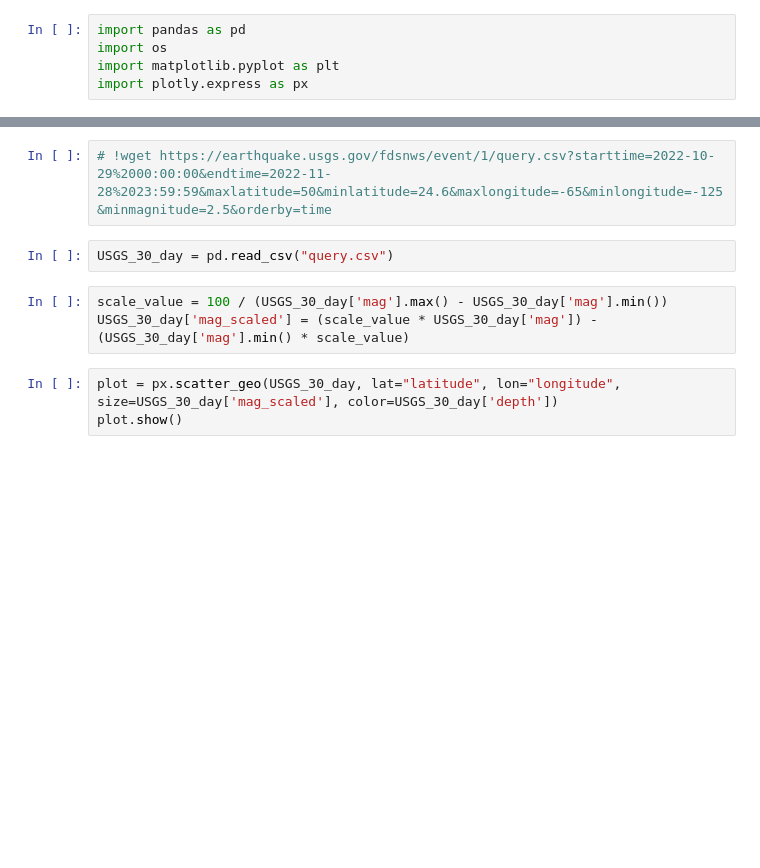
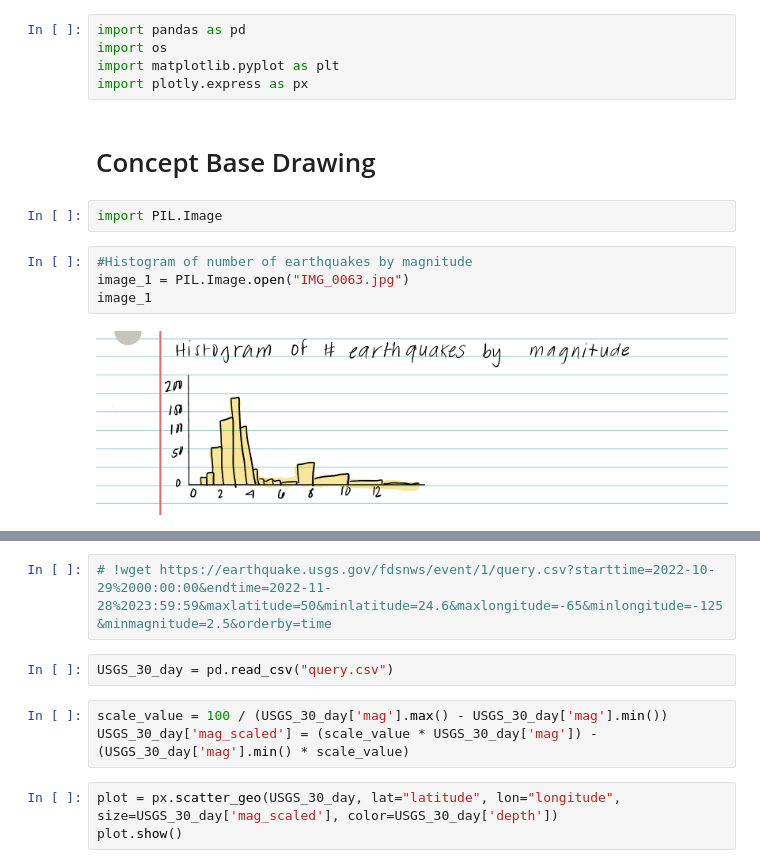
Before and after one commit to HadleyUIUC/FA22-IS445-FinalProject, a Jupyter notebook: earthquake.ipynb, the cells around one changed output, grey strips where cells are left out. Cells and saved outputs as stored; diff of their text form; blank space fills up the shorter version.

Commit message:
Combining graphs and notebooks

```diff
--- a/earthquake.ipynb
+++ b/earthquake.ipynb
@@ -3,3 +3,13 @@ import pandas as pd
 import os
 import matplotlib.pyplot as plt
 import plotly.express as px
+# %% [markdown]
+# Concept Base Drawing
+# %%
+import PIL.Image
+# %%
+#Histogram of number of earthquakes by magnitude
+image_1 = PIL.Image.open("IMG_0063.jpg")
+image_1
+# %% [output]
+[figure, added]
```
Also changed, not shown: parts of 15 cells of this notebook.
